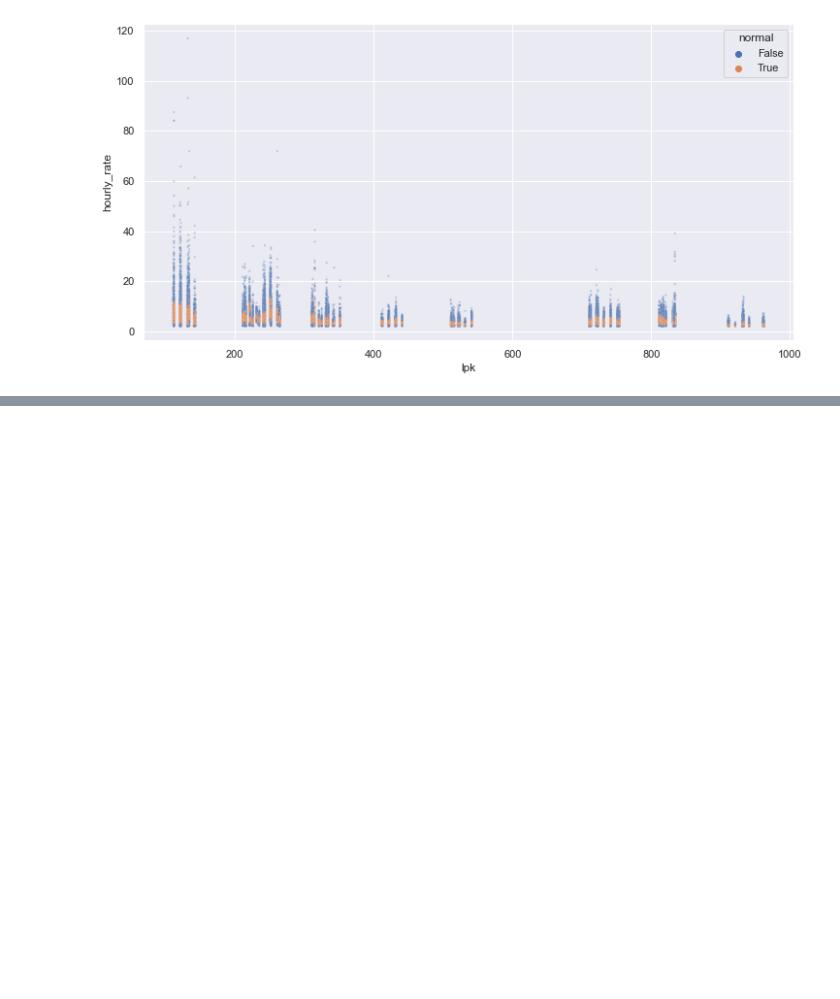
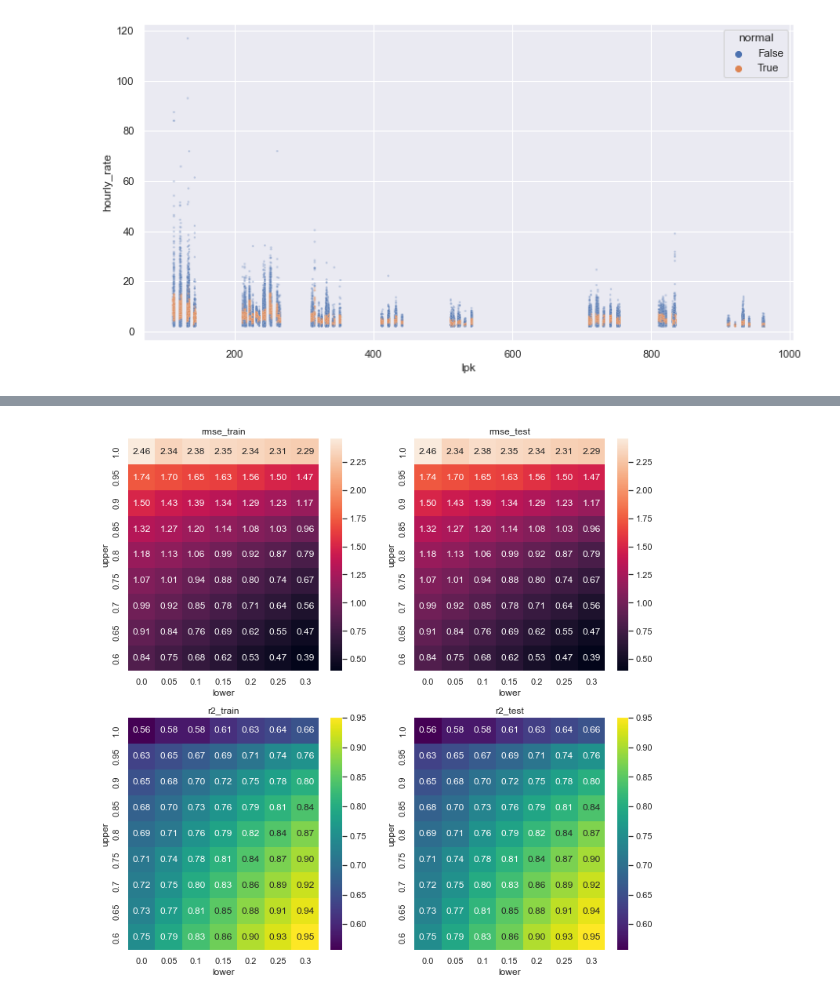
Before and after one commit to EdvinasStonevicius/LT-national-salary-analysis, a Jupyter notebook: python/02_Feature_enginieering_1_Outlier_Analysis.ipynb, the cells around one changed output, grey strips where cells are left out. Cells and saved outputs as stored; diff of their text form; code cells hidden in the pictures; blank space fills up the shorter version.

Commit message:
Sample range effect heatmap

```diff
--- a/python/02_Feature_enginieering_1_Outlier_Analysis.ipynb
+++ b/python/02_Feature_enginieering_1_Outlier_Analysis.ipynb
@@ -105,0 +169,16 @@ sns.scatterplot(data=data, x='lpk', y='hourly_rate', hue='normal', alpha=0.3, s=
+# %%
+fig, ax = plt.subplots(2, 2, figsize=(12, 12))
+sns.heatmap(ax=ax[0, 0], data = size_effect[['upper', 'lower', 'rmse_train']].pivot('upper', 'lower', 'rmse_train'), annot=True, fmt=".2f")
+ax[0, 0].set_title('rmse_train')
+ax[0, 0].invert_yaxis()
+sns.heatmap(ax=ax[0, 1], data = size_effect[['upper', 'lower', 'rmse_test']].pivot('upper', 'lower', 'rmse_test'), annot=True, fmt=".2f")
+ax[0, 1].set_title('rmse_test')
+ax[0, 1].invert_yaxis()
+sns.heatmap(ax=ax[1, 0], data = size_effect[['upper', 'lower', 'r2_train']].pivot('upper', 'lower', 'r2_train'), cmap="viridis", annot=True, fmt=".2f")
+ax[1, 0].set_title('r2_train')
+ax[1, 0].invert_yaxis()
+sns.heatmap(ax=ax[1, 1], data = size_effect[['upper', 'lower', 'r2_test']].pivot('upper', 'lower', 'r2_test'), cmap="viridis", annot=True, fmt=".2f")
+ax[1, 1].set_title('r2_test')
+ax[1, 1].invert_yaxis();
+# %% [output]
+[figure, added]
```
Also changed, not shown: parts of 2 cells of this notebook.
